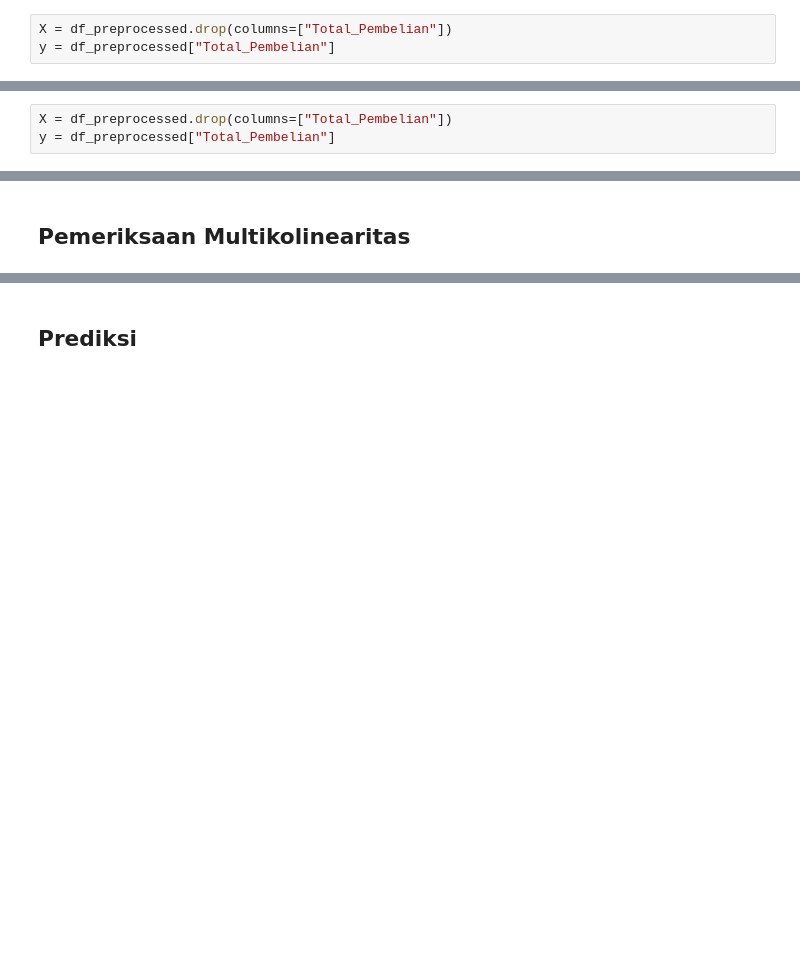
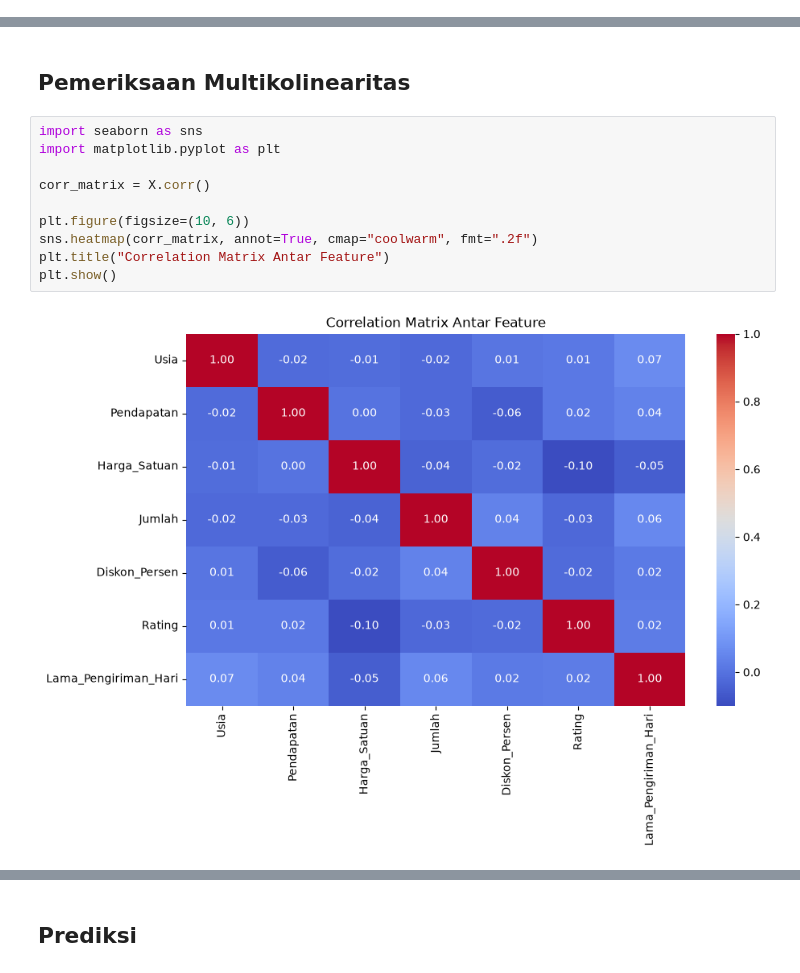
Before and after one commit to aeiprsty/praproses-data-regresi-linier, a Jupyter notebook: F1E124067_PutriPrayesti_MultipleRegression.ipynb, the cells around one changed output, grey strips where cells are left out. Cells and saved outputs as stored; diff of their text form; blank space fills up the shorter version.

```diff
--- a/F1E124067_PutriPrayesti_MultipleRegression.ipynb
+++ b/F1E124067_PutriPrayesti_MultipleRegression.ipynb
@@ -738,3 +679,0 @@ encoder = OneHotEncoder(
-# %%
-X = df_preprocessed.drop(columns=["Total_Pembelian"])
-y = df_preprocessed["Total_Pembelian"]
@@ -781,3 +679,0 @@ Intercept: 6366741.032143506
-# %%
-X = df_preprocessed.drop(columns=["Total_Pembelian"])
-y = df_preprocessed["Total_Pembelian"]
@@ -865,2 +738,14 @@ Ukuran df_preprocessed: (302, 27)
 # %% [markdown]
 ## Pemeriksaan Multikolinearitas
+# %%
+import seaborn as sns
+import matplotlib.pyplot as plt
+
+corr_matrix = X.corr()
+
+plt.figure(figsize=(10, 6))
+sns.heatmap(corr_matrix, annot=True, cmap="coolwarm", fmt=".2f")
+plt.title("Correlation Matrix Antar Feature")
+plt.show()
+# %% [output]
+[figure, added]
```
Also changed, not shown: parts of 37 cells of this notebook.
